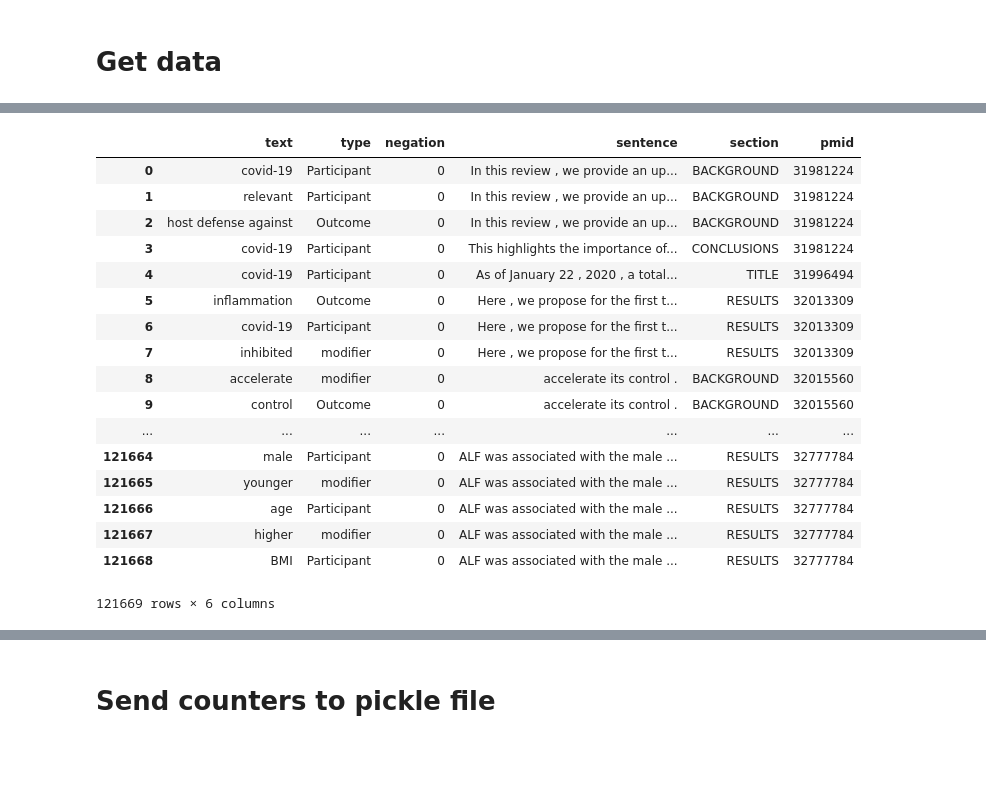
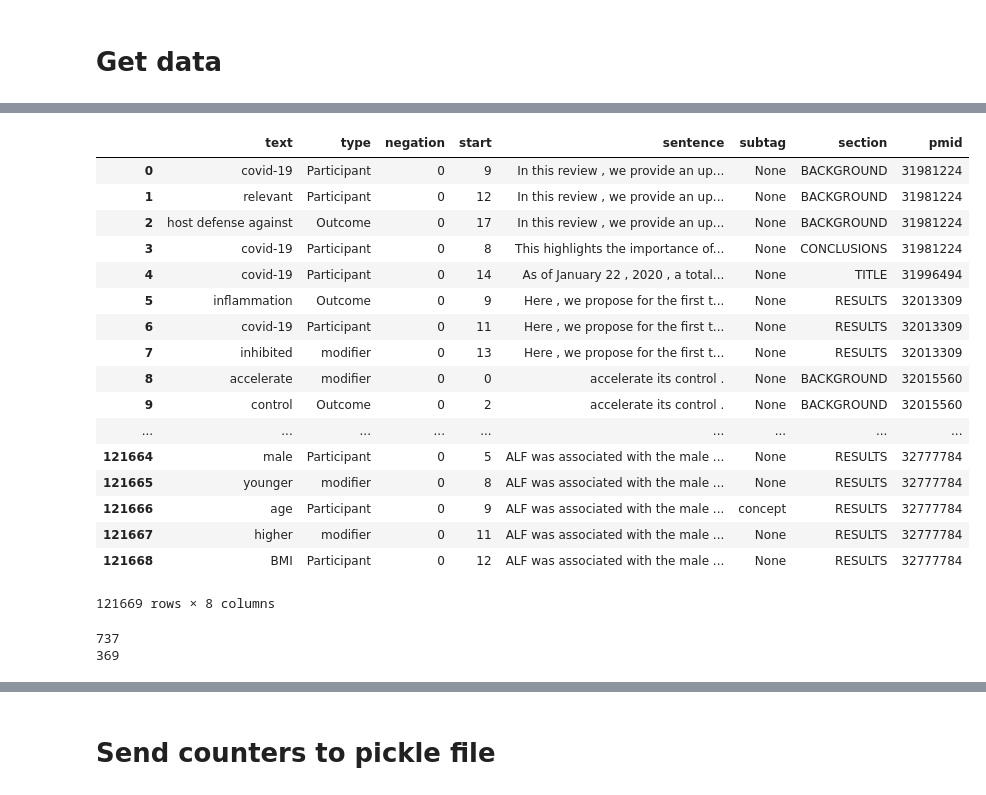
Before and after one commit to dr-haoliu/PICOElementMapProject, a Jupyter notebook: Litcovid Data Processor.ipynb, the cells around one changed output, grey strips where cells are left out. Drawn from its saved outputs; the diff is of its cells as text; code cells hidden in the pictures; blank space fills up the shorter version.

```diff
--- a/Litcovid Data Processor.ipynb
+++ b/Litcovid Data Processor.ipynb
@@ -58,0 +55,6 @@ len("Gaining a deeper understanding of the interaction between Coronaviruses and
+# %%
+import re
+t  = "They had a median ( interquartile range [ IQR ] ) age of 47.0 ( 38.0-70.3 ) years , and 16 ( 38.1 % ) were men .".split()
+age = "".join(t[t.index("age")+1:t.index("years")])
+regex = re.compile('[a-zA-Z]')
+regex.sub('', age)
@@ -165,12 +231,15 @@ for file in tqdm(dirs, desc = "dirs"):
                 temp_sec = "ERROR"
 
             if len(ents_dict.keys()) > 0:
-                temp_ents = [(ents_dict[k]["text"], ents_dict[k]["class"], ents_dict[k]["negation"], orig_text, temp_sec, pmid) for k in ents_dict.keys()]
+                temp_ents = [(ents_dict[k]["text"], ents_dict[k]["class"], ents_dict[k]["negation"], ents_dict[k]["start"], orig_text, "None", temp_sec, pmid) for k in ents_dict.keys()]
                 true_ents = []
                 for i in range(len(temp_ents)):
                     ent = temp_ents[i][0]
                     cl = temp_ents[i][1]
                     neg = temp_ents[i][2]
+                    start = temp_ents[i][3]
+                    subtag = temp_ents[i][5]
+                    info_tuple = (new_ent, cl, neg, start, orig_text, subtag, temp_sec, pmid)
                     added = False
 
                     if len(ent) > 1: #make sure it's not punctuation
@@ -178,22 +247,25 @@ for file in tqdm(dirs, desc = "dirs"):
                         if len(ent.split()) > 1: #if phrase
 
                             #check to see if it's in custom set of synonyms
-                            new_ent = get_syn(ent)
-                            true_ents.append((new_ent, cl, neg, orig_text, temp_sec, pmid))
+                            new_ent, subtag = get_syn(ent, orig_text, start)
+                            info_tuple = (new_ent, cl, neg, start, orig_text, subtag, temp_sec, pmid)
+                            true_ents.append(info_tuple)
 
                         else: #if single word
                             if ent.lower() not in stop_words: #if not stop word
 
                                 #check to see if it's in custom set of synonyms
-                                new_ent = get_syn(ent)
+                                new_ent, subtag = get_syn(ent, orig_text, start)
 
                                 if new_ent != ent:
-                                    true_ents.append((new_ent, cl, neg, orig_text, temp_sec, pmid))
+                                    info_tuple = (new_ent, cl, neg, start, orig_text, subtag, temp_sec, pmid)
+                                    true_ents.append(info_tuple)
 
                                 else:
                                     ent = singularize(ent)
-                                    new_ent = get_syn(ent)
-                                    true_ents.append((new_ent, cl, neg, orig_text, temp_sec, pmid))
+                                    new_ent, subtag = get_syn(ent, orig_text, start)
+                                    info_tuple = (new_ent, cl, neg, start, orig_text, subtag, temp_sec, pmid)
+                                    true_ents.append(info_tuple)
 
 
                 entities += true_ents
@@ -242,23 +276,29 @@ critical
 # %%
-ent_df = pd.DataFrame(entities, columns=["text", "type", "negation", "sentence", "section", "pmid"])
-ent_df.to_csv("LitCovid_treatment_ents.csv")
+ent_df = pd.DataFrame(entities, columns=["text", "type", "negation", "start", "sentence", "subtag", "section", "pmid"])
+# ent_df.to_csv("LitCovid_treatment_ents.csv")
 ent_df
 # %% [output]
-|  | text | type | negation | sentence | section | pmid |
-| 0 | covid-19 | Participant | 0 | In this review , we provide an up... | BACKGROUND | 31981224 |
-| 1 | relevant | Participant | 0 | In this review , we provide an up... | BACKGROUND | 31981224 |
-| 2 | host defense against | Outcome | 0 | In this review , we provide an up... | BACKGROUND | 31981224 |
-| 3 | covid-19 | Participant | 0 | This highlights the importance of... | CONCLUSIONS | 31981224 |
-| 4 | covid-19 | Participant | 0 | As of January 22 , 2020 , a total... | TITLE | 31996494 |
-| 5 | inflammation | Outcome | 0 | Here , we propose for the first t... | RESULTS | 32013309 |
-| 6 | covid-19 | Participant | 0 | Here , we propose for the first t... | RESULTS | 32013309 |
-| 7 | inhibited | modifier | 0 | Here , we propose for the first t... | RESULTS | 32013309 |
-| 8 | accelerate | modifier | 0 | accelerate its control . | BACKGROUND | 32015560 |
-| 9 | control | Outcome | 0 | accelerate its control . | BACKGROUND | 32015560 |
-| ... | ... | ... | ... | ... | ... | ... |
-| 121664 | male | Participant | 0 | ALF was associated with the male ... | RESULTS | 32777784 |
-| 121665 | younger | modifier | 0 | ALF was associated with the male ... | RESULTS | 32777784 |
-| 121666 | age | Participant | 0 | ALF was associated with the male ... | RESULTS | 32777784 |
-| 121667 | higher | modifier | 0 | ALF was associated with the male ... | RESULTS | 32777784 |
-| 121668 | BMI | Participant | 0 | ALF was associated with the male ... | RESULTS | 32777784 |
+|  | text | type | negation | start | sentence | subtag | section | pmid |
+| 0 | covid-19 | Participant | 0 | 9 | In this review , we provide an up... | None | BACKGROUND | 31981224 |
+| 1 | relevant | Participant | 0 | 12 | In this review , we provide an up... | None | BACKGROUND | 31981224 |
+| 2 | host defense against | Outcome | 0 | 17 | In this review , we provide an up... | None | BACKGROUND | 31981224 |
+| 3 | covid-19 | Participant | 0 | 8 | This highlights the importance of... | None | CONCLUSIONS | 31981224 |
+| 4 | covid-19 | Participant | 0 | 14 | As of January 22 , 2020 , a total... | None | TITLE | 31996494 |
+| 5 | inflammation | Outcome | 0 | 9 | Here , we propose for the first t... | None | RESULTS | 32013309 |
+| 6 | covid-19 | Participant | 0 | 11 | Here , we propose for the first t... | None | RESULTS | 32013309 |
+| 7 | inhibited | modifier | 0 | 13 | Here , we propose for the first t... | None | RESULTS | 32013309 |
+| 8 | accelerate | modifier | 0 | 0 | accelerate its control . | None | BACKGROUND | 32015560 |
+| 9 | control | Outcome | 0 | 2 | accelerate its control . | None | BACKGROUND | 32015560 |
+| ... | ... | ... | ... | ... | ... | ... | ... | ... |
+| 121664 | male | Participant | 0 | 5 | ALF was associated with the male ... | None | RESULTS | 32777784 |
+| 121665 | younger | modifier | 0 | 8 | ALF was associated with the male ... | None | RESULTS | 32777784 |
+| 121666 | age | Participant | 0 | 9 | ALF was associated with the male ... | concept | RESULTS | 32777784 |
+| 121667 | higher | modifier | 0 | 11 | ALF was associated with the male ... | None | RESULTS | 32777784 |
+| 121668 | BMI | Participant | 0 | 12 | ALF was associated with the male ... | None | RESULTS | 32777784 |
-121669 rows × 6 columns
+121669 rows × 8 columns
+# %%
+print(ent_df[(ent_df.text == "age")].shape[0])
+print(ent_df[(ent_df.text == "age") & (ent_df.subtag != "concept")].shape[0])
+# %% [output]
+737
+369
```
Also changed, not shown: parts of 9 cells of this notebook, 3 other files.
